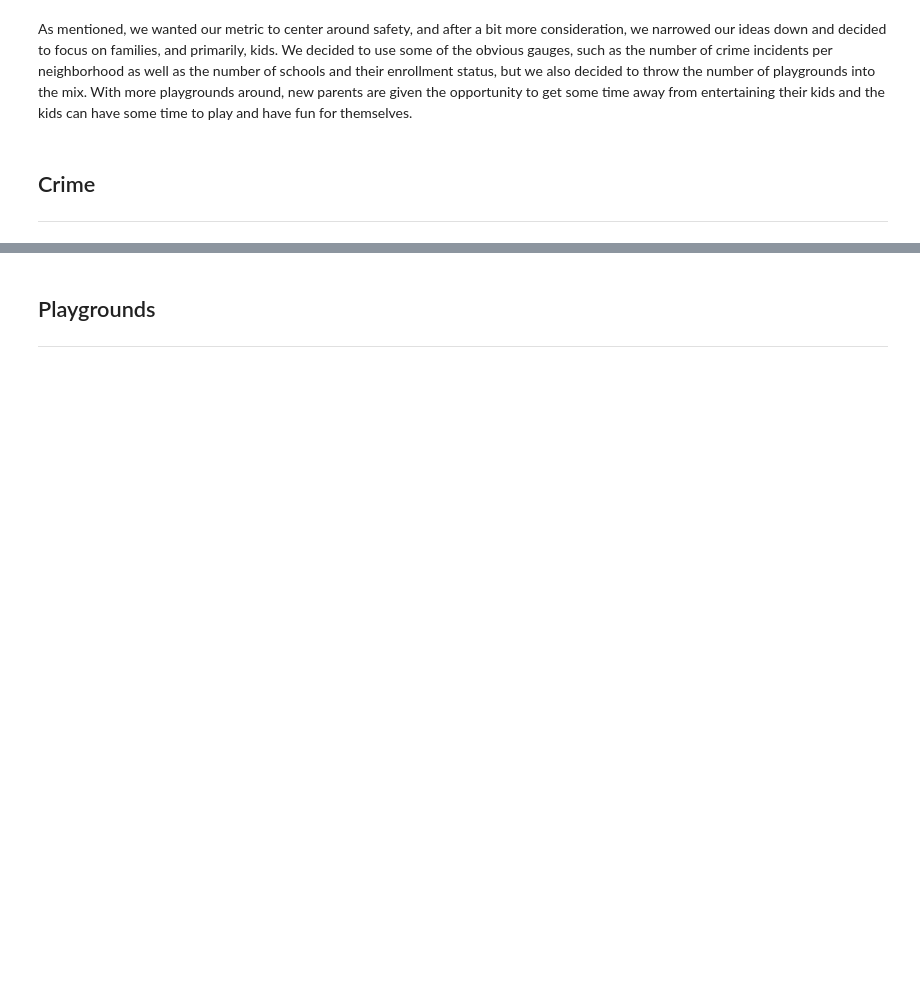
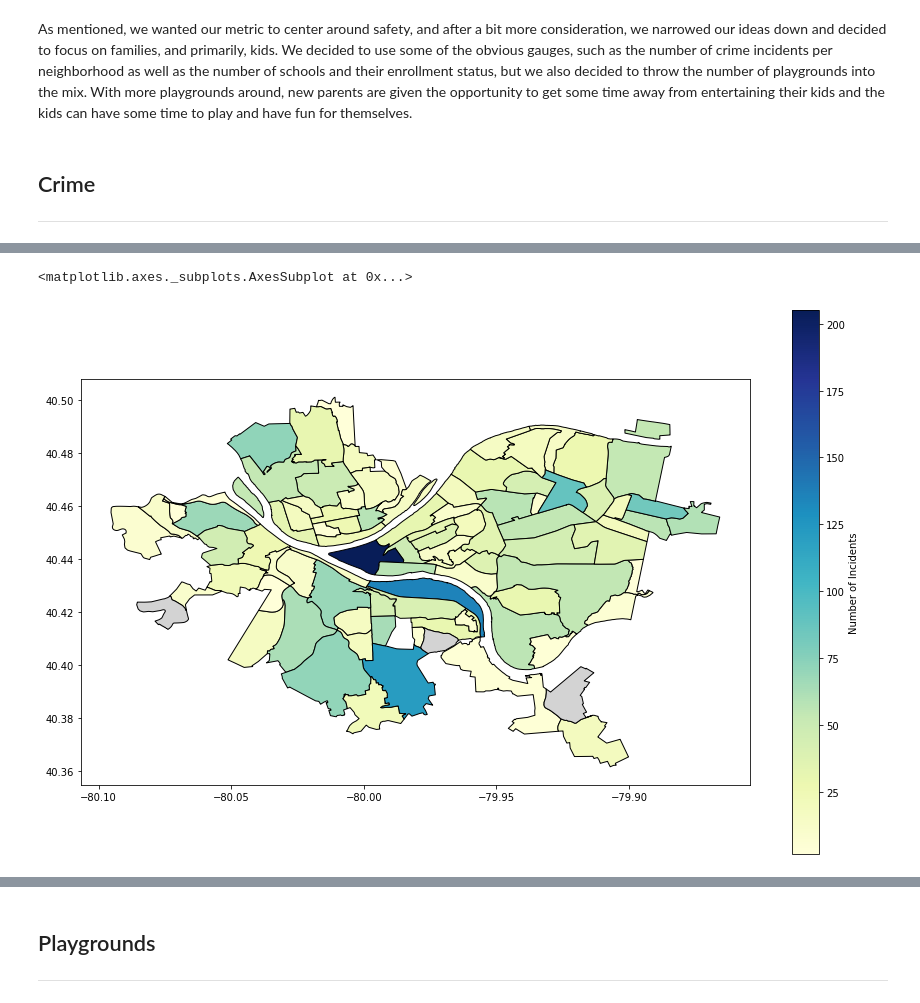
Before and after one commit to srj42/Big-Ideas-Final-Project, a Jupyter notebook: Final.ipynb, the cells around one changed output, grey strips where cells are left out. Drawn from its saved outputs; the diff is of its cells as text; code cells hidden in the pictures; blank space fills up the shorter version.

```diff
--- a/Final.ipynb
+++ b/Final.ipynb
@@ -17,0 +66,20 @@ As mentioned, we wanted our metric to center around safety, and after a bit more
+# %%
+import geopandas
+import pandas as pd
+crimes = pd.read_csv("Pittsburgh Police Blotter (30 day).csv")
+crime_data = crimes.groupby("Neighborhood").sum()['Number of Incidents']
+crime_data.sort_values(ascending=False)
+neighborhoods = geopandas.read_file("Neighborhoods_.shx")
+crime_map = neighborhoods.merge(crime_data, how='left', left_on='hood', right_on='Neighborhood')
+crime_map.plot(column='Number of Incidents', # set the data to be used for coloring
+               cmap='YlGnBu',              # choose a color palette
+               edgecolor="black",        # outline the districts in white
+               legend=True,              # show the legend
+               legend_kwds={'label': "Number of Incidents"}, # label the legend
+               figsize=(15, 10),         # set the size
+               missing_kwds={"color": "lightgrey"} # set disctricts with no data to gray
+               )
+# No data recorded for: St. Clair, East Carnegie, and New Homestead
+# %% [output]
+<matplotlib.axes._subplots.AxesSubplot at 0x...>
+[figure, added]
```
Also changed, not shown: parts of 9 cells of this notebook.
